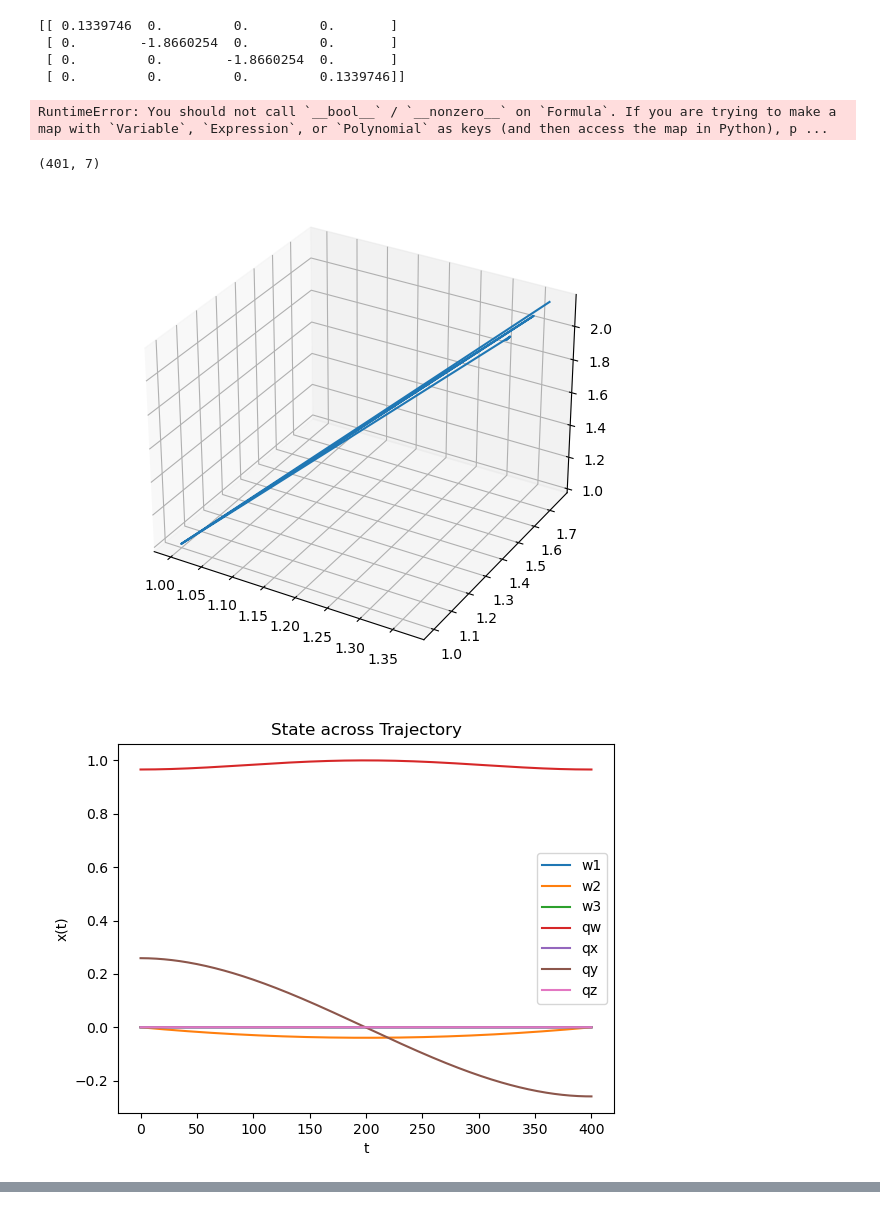
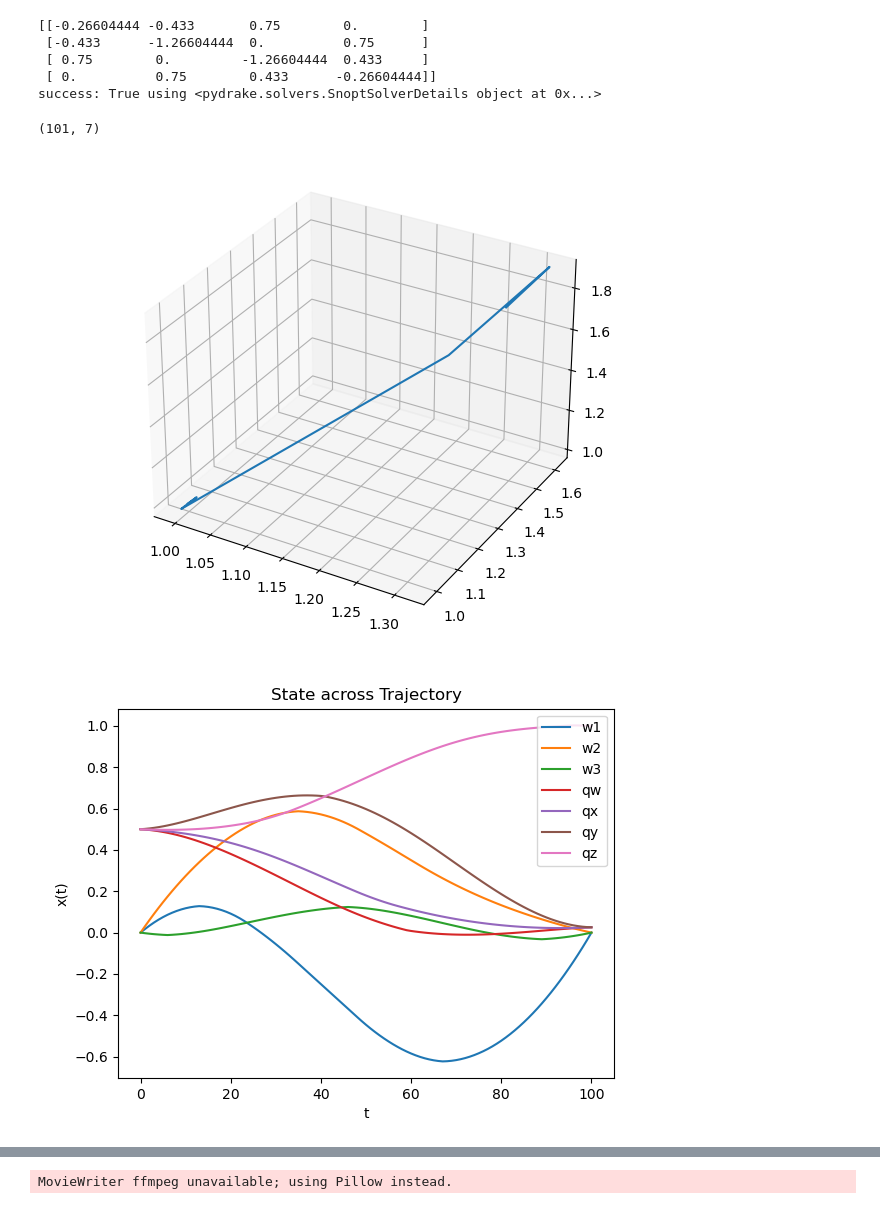
Before and after one commit to Shreeyam/6.8210-underactuated, a Jupyter notebook: satellite_dynamics.ipynb, the cells around one changed output, grey strips where cells are left out. Saved outputs shown, nothing was run; the diff lists cells and outputs as text; code cells hidden in the pictures.

Commit message:
add working trajectory data files

```diff
--- a/satellite_dynamics.ipynb
+++ b/satellite_dynamics.ipynb
@@ -150,10 +150,10 @@ z shape is (106,)
 # %%
 # Mathematical program here
-time_interval = 0.1 # Seconds between each time step
-time_steps = 400
+time_interval = 0.05 # Seconds between each time step
+time_steps = 100
 
 # Camera vector
-c = np.array([[0, 0, 1]]).T # Boresight along x
+c = np.array([[0.75, 0.433, 0.5]]).T # Boresight along x
 
 # Sun celestial vector
 s = np.array([[0, 0, 1]]).T # Sun directly overhead
@@ -164,11 +164,11 @@ state = prog.NewContinuousVariables(time_steps + 1, 7, "state")
 torques = prog.NewContinuousVariables(time_steps + 1, 3, "torques")
 tau_max = 1 # Fix this later to a reasonable value
 
-theta = np.deg2rad(30) # Sun avoidance angle
+theta = np.deg2rad(40) # Sun avoidance angle
 
 # print(f"{s} {c}")
 
-# nonconvex constraints for sun avoidance
+# LMI constraint for sun avoidance
 A = s.dot(c.T) + c.dot(s.T) - (s.T.dot(c) + np.cos(theta)) * np.eye(3)
 b = np.cross(s.T, c.T).T
 d = s.T.dot(c) - np.cos(theta)
@@ -183,21 +183,15 @@ for t in range(time_steps+1):
         residuals = satellite_discrete_dynamics(state[t], state[t+1], torques[t], time_interval)
 
         for residual in residuals:
-            prog.AddConstraint(residual <= 1e-6)
-            prog.AddConstraint(residual >= -1e-6)
+            prog.AddConstraint(residual <= 1e-3)
+            prog.AddConstraint(residual >= -1e-3)
 
     prog.AddQuadraticCost(np.eye(3), np.zeros(3), torques[t])
     # State cost
-    prog.AddQuadraticCost((state[t, :] - xn).dot(np.eye(7)).dot(state[t, :] - xn))
+    # prog.AddQuadraticCost((state[t, :] - xn).dot(np.eye(7)).dot(state[t, :] - xn))
 
     # Attitude constraints
-    # v1 (equivalent to 3.21)
-    # prog.AddConstraint(state[t, 3:].dot(Ai).dot(state[t, 3:]) <= 0)
-
-    # v2 -- eq 3.21
-    #prog.AddConstraint(s.T.dot(c)-2*state[t,4:].dot(state[t,4:])*s.T.dot(c)+2*state[t,4:].dot(c)*state[t,4:].dot(s)+2*state[t,3]*np.cross(s.T,c.T).dot(state[t,4:])-np.cos(theta) <= 0)
-    prog.AddConstraint(s.T @ c - 2*state[t,4:] @ state[t,4:].T * s.T @ c + 2*state[t,4:] @ c * state[t,4:] @ s + 2*state[t,3] * np.cross(s.T,c.T) @ state[t,4:].T-np.cos(theta) <= 0)
-    # trying to implement equivalent statement -- errors
+    prog.AddConstraint(state[t, 3:].dot(Ai).dot(state[t, 3:]) <= 0)
 
     # Torque Constraints
     # prog.AddConstraint(torques[t,0] <= tau_max)
@@ -223,11 +217,11 @@ print(f"success: {result.is_success()} using {result.get_solver_details()}")
 state_opt = result.GetSolution(state)
 torques_opt = result.GetSolution(torques)
 # %% [output]
-[[ 0.1339746  0.         0.         0.       ]
- [ 0.        -1.8660254  0.         0.       ]
- [ 0.         0.        -1.8660254  0.       ]
- [ 0.         0.         0.         0.1339746]]
+[[-0.26604444 -0.433       0.75        0.        ]
+ [-0.433      -1.26604444  0.          0.75      ]
+ [ 0.75        0.         -1.26604444  0.433     ]
+ [ 0.          0.75        0.433      -0.26604444]]
+success: True using <pydrake.solvers.SnoptSolverDetails object at 0x...>
-RuntimeError: You should not call `__bool__` / `__nonzero__` on `Formula`. If you are trying to make a map with `Variable`, `Expression`, or `Polynomial` as keys (and then access the map in Python), p ...
 # %%
 # !pip3 install ipympl
 %matplotlib widget
@@ -243,33 +237,34 @@ print(x_out.shape)
 qspace_vec = [qspace(x) for x in state_opt.transpose()]
 
 x = [point[0] for point in qspace_vec]
 y = [point[1] for point in qspace_vec]
 z = [point[2] for point in qspace_vec]
 
 fig = plt.figure()
 ax = fig.add_axes([0, 0, 1, 1], projection='3d')
 plt.plot(x, y, z)
 plt.title("Trajectory in Q Space")
 plt.show()
 
 plt.figure()
 plt.plot(state_opt)
 plt.xlabel('t')
 plt.ylabel('x(t)')
 plt.title("State across Trajectory")
 plt.legend(["w1", "w2", "w3", "qw", "qx", "qy", "qz"])
 plt.show()
 
 plt.figure()
 plt.plot(torques_opt)
 plt.xlabel('t')
 plt.ylabel('u(t)')
 plt.title("Torques across Trajectory")
 plt.legend(["x", "y", "z"])
 plt.show()
 
 animate_quaternions(None, x_out, c.T[0])
+np.save("working_trajectory.npy", x_out)
 # %% [output]
-(401, 7)
+(101, 7)
-[figure, old version]
+[figure, new version]
-[figure, old version]
+[figure, new version]
@@ -276,0 +272 @@ animate_quaternions(None, x_out, c.T[0])
+MovieWriter ffmpeg unavailable; using Pillow instead.
```
Also changed, not shown: parts of 5 cells of this notebook, 5 other files.
